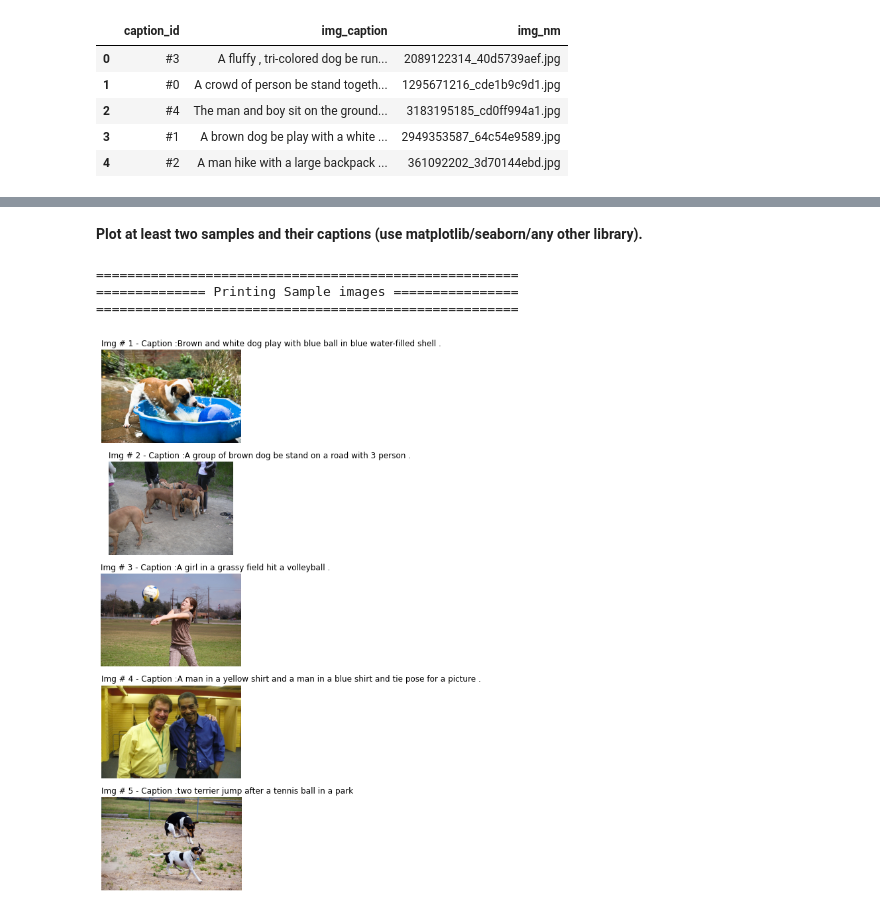
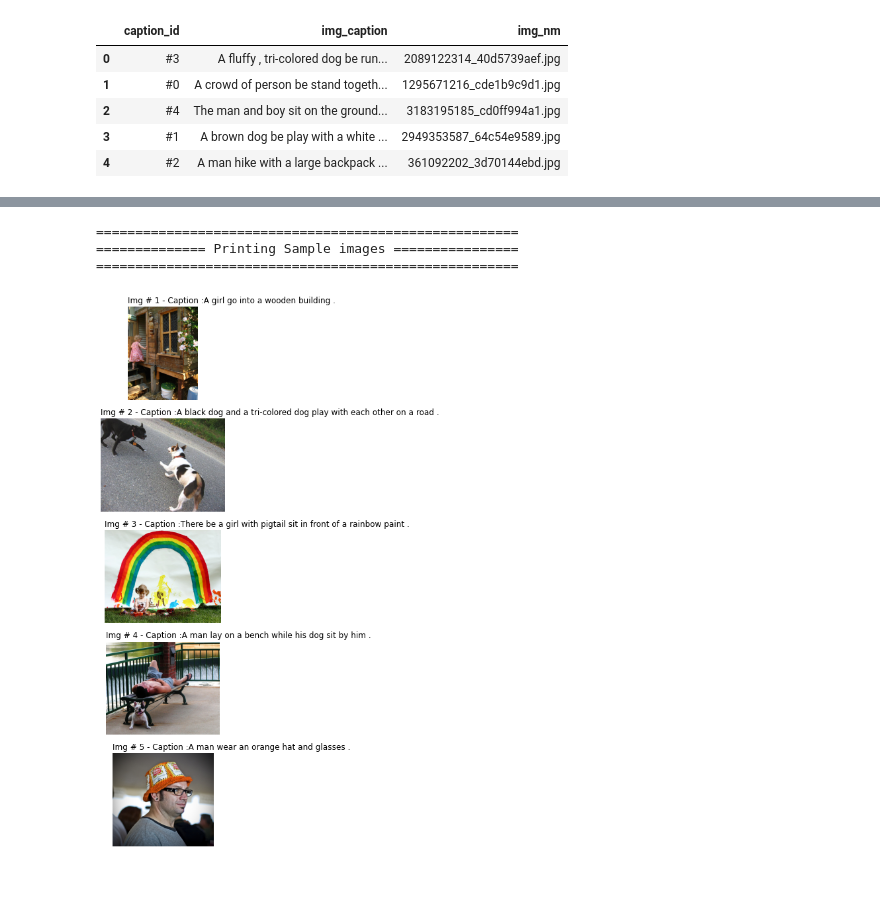
Before and after one commit to ankygupta9999/image-caption-generator, a Jupyter notebook: DL_Assignment2.ipynb, the cells around one changed output, grey strips where cells are left out. Cells and saved outputs as stored; diff of their text form; code cells hidden in the pictures; blank space fills up the shorter version.

```diff
--- a/DL_Assignment2.ipynb
+++ b/DL_Assignment2.ipynb
@@ -47,21 +8,0 @@ IMAGE_DATA_FOLDER = "Flicker8k_Dataset/"
-# %%
-# Method 1
-objects = pd.read_pickle(pickle_name)
-df = pd.DataFrame(objects)
-print(type(df))
-print(df)
-
-# # Method 2
-# pickle_file = open(pickle_name, "rb")
-# objects = []
-
-# while True:
-#     try:
-#         objects.append(pickle.load(pickle_file))
-#     except EOFError:
-#         break
-
-# pickle_file.close()
-# df = pd.DataFrame(objects)
-# print(type(df))
-# print(df)
@@ -91,0 +9,12 @@ len(objects)
+# %%
+import pandas as pd
+import pickle
+import os
+
+DIR_PATH = "/content/gdrive/MyDrive/Datasets"
+pickle_path = os.path.join(DIR_PATH, "set_1.pkl")
+
+objects = pd.read_pickle(pickle_path)
+print('First entry in pickle file:')
+print(objects[0], '\n')
+print('Total entries in pickle file = ', len(objects), '\n')
@@ -162,12 +102,11 @@ def print_sample_imgs(img_dir, pics, nrows, ncols, nimages, df):
     else:
       break
   plt.show()
-# %% [markdown]
-**Plot at least two samples and their captions (use matplotlib/seaborn/any other library).**
 # %%
-print_sample_imgs(IMAGE_DATA_FOLDER, os.listdir(IMAGE_DATA_FOLDER), nrows=5, ncols=1, nimages=5, df=raw_df)
+image_dir = os.path.join(DIR_PATH, "Flicker8k_Dataset")
+print_sample_imgs(image_dir, os.listdir(image_dir), nrows=5, ncols=1, nimages=5, df=raw_df)
 # %% [output]
 ======================================================
 ============== Printing Sample images ================
 ======================================================
-[figure, old version]
+[figure, new version]
```
Also changed, not shown: parts of 14 cells of this notebook.
